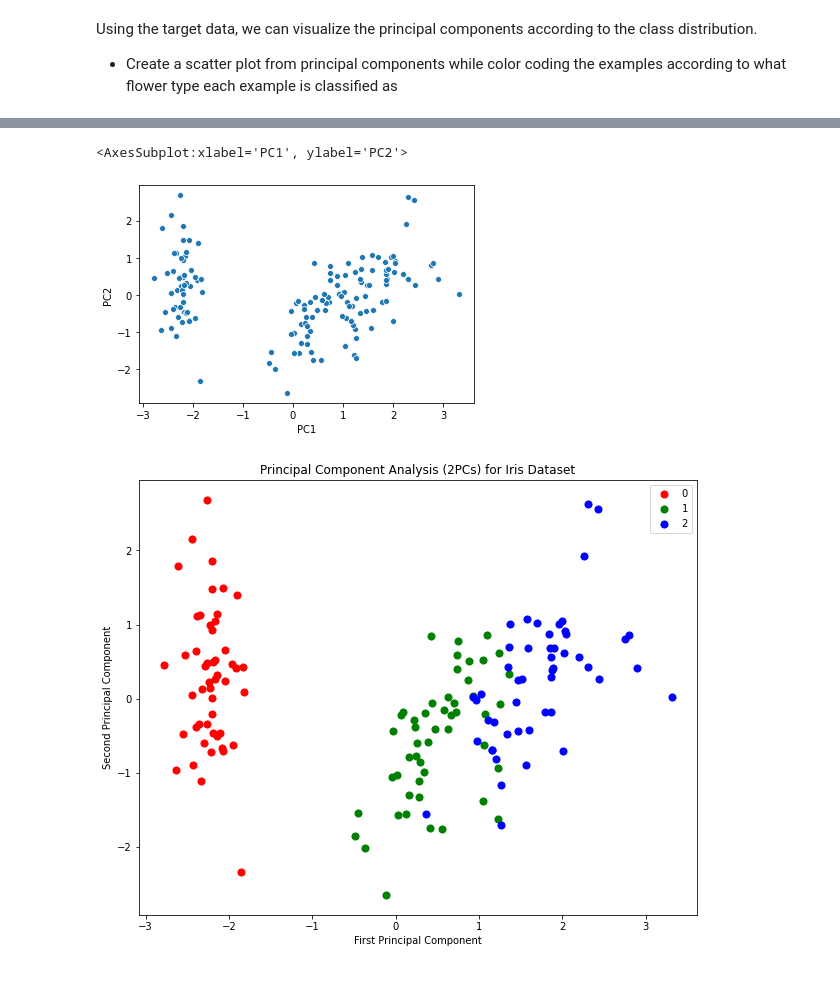
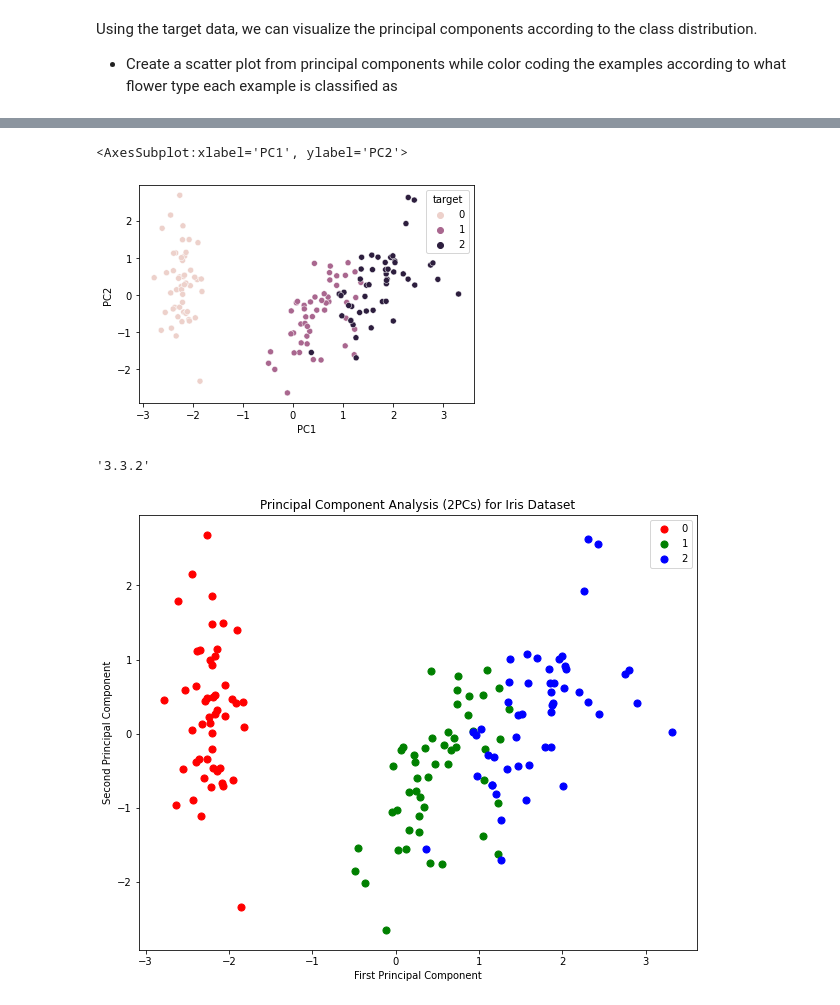
Before and after one commit to lauren-esser/pca-in-scikitlearn-lab-onl01-dtsc-ft-070620, a Jupyter notebook: index.ipynb, the cells around one changed output, grey strips where cells are left out. Drawn from its saved outputs; the diff is of its cells as text; code cells hidden in the pictures.

```diff
--- a/index.ipynb
+++ b/index.ipynb
@@ -125,8 +143,8 @@ Name: target, dtype: int64
 # %%
-# Principal Componets scatter plot
+# Principal Components scatter plot
 import seaborn as sns
-sns.scatterplot(data = result_df, x="PC1", y="PC2")
+sns.scatterplot(data = result_df, x="PC1", y="PC2", hue = "target")
 # Your code here
 # %% [output]
 <AxesSubplot:xlabel='PC1', ylabel='PC2'>
-[figure, old version]
+[figure, new version]
@@ -133,3 +153,7 @@ sns.scatterplot(data = result_df, x="PC1", y="PC2")
+# %%
+matplotlib.__version__
+# %% [output]
+'3.3.2'
 # %%
 fig = plt.figure(figsize = (10, 8))
 ax = fig.add_subplot(1,1,1)
```
Also changed, not shown: parts of 7 cells of this notebook.
